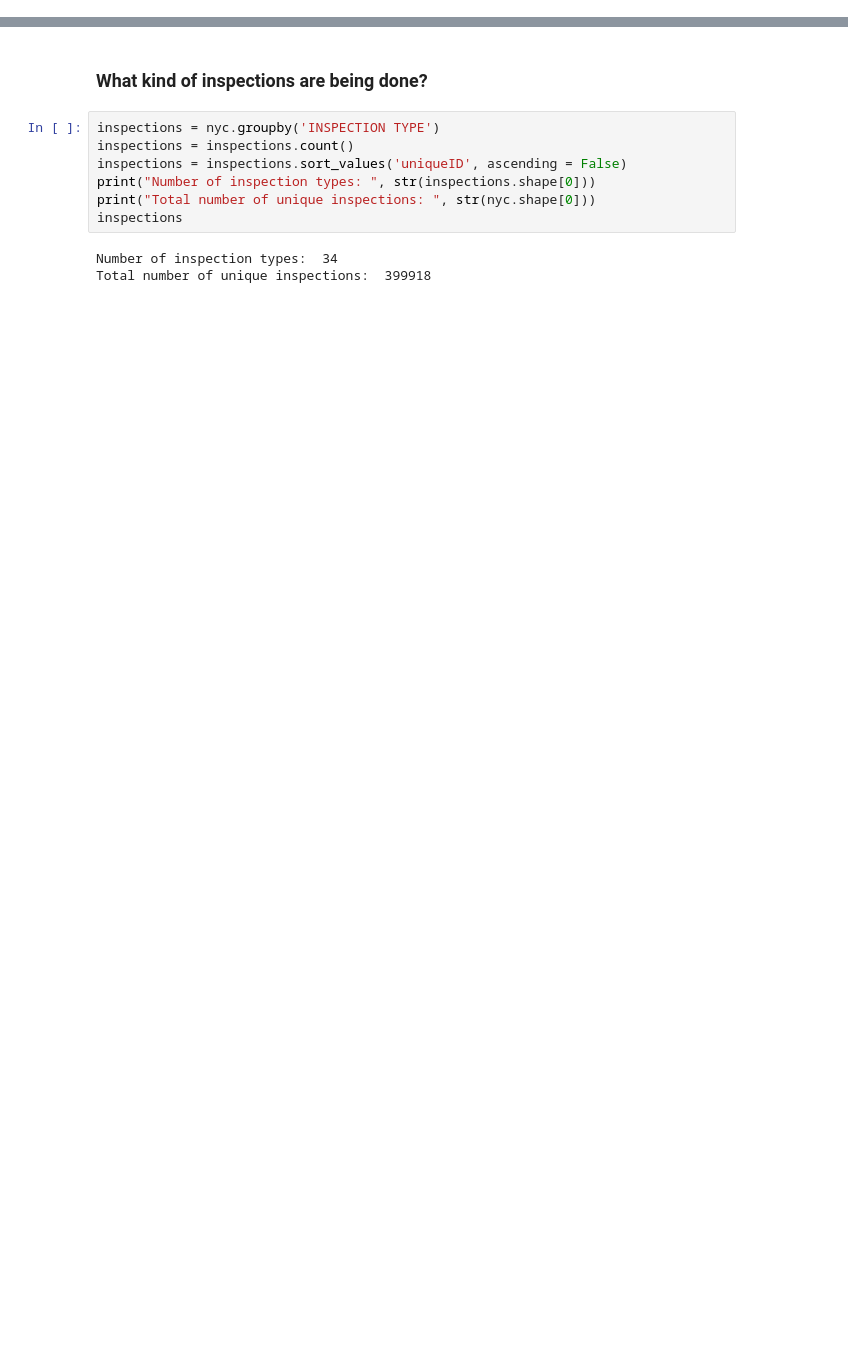
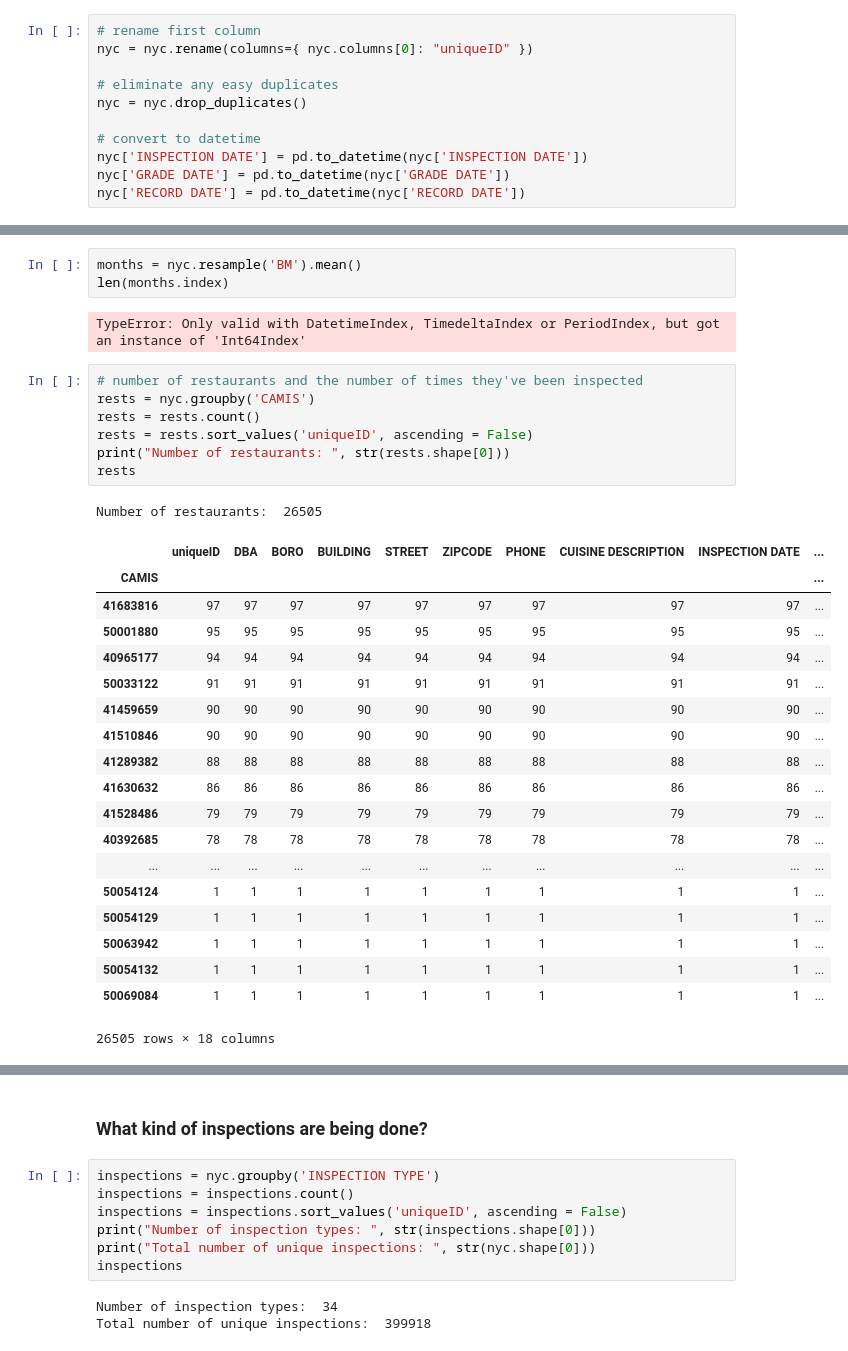
Before and after one commit to mishoptera/nyc_restaurants, a Jupyter notebook: eda_dataset.ipynb, the cells around one changed output, grey strips where cells are left out. Cells and saved outputs as stored; diff of their text form; blank space fills up the shorter version.

Commit message:
converting datetimet

```diff
--- a/eda_dataset.ipynb
+++ b/eda_dataset.ipynb
@@ -32,3 +43,14 @@ nyc = nyc.drop_duplicates()
+# %%
+# rename first column
+nyc = nyc.rename(columns={ nyc.columns[0]: "uniqueID" })
+
+# eliminate any easy duplicates
+nyc = nyc.drop_duplicates()
+
+# convert to datetime
+nyc['INSPECTION DATE'] = pd.to_datetime(nyc['INSPECTION DATE'])
+nyc['GRADE DATE'] = pd.to_datetime(nyc['GRADE DATE'])
+nyc['RECORD DATE'] = pd.to_datetime(nyc['RECORD DATE'])
 # %%
 # See first 10 entries
 nyc.head()
@@ -60 +82,34 @@ dtypes: float64(2), int64(2), object(15)
 memory usage: 61.0+ MB
+# %%
+months = nyc.resample('BM').mean()
+len(months.index)
+# %% [output]
+TypeError: Only valid with DatetimeIndex, TimedeltaIndex or PeriodIndex, but got an instance of 'Int64Index'
+# %%
+# number of restaurants and the number of times they've been inspected
+rests = nyc.groupby('CAMIS')
+rests = rests.count()
+rests = rests.sort_values('uniqueID', ascending = False)
+print("Number of restaurants: ", str(rests.shape[0]))
+rests
+# %% [output]
+Number of restaurants:  26505
+|  | uniqueID | DBA | BORO | BUILDING | STREET | ZIPCODE | PHONE | CUISINE DESCRIPTION | INSPECTION DATE | ... |
+| CAMIS |  |  |  |  |  |  |  |  |  | ... |
+| 41683816 | 97 | 97 | 97 | 97 | 97 | 97 | 97 | 97 | 97 | ... |
+| 50001880 | 95 | 95 | 95 | 95 | 95 | 95 | 95 | 95 | 95 | ... |
+| 40965177 | 94 | 94 | 94 | 94 | 94 | 94 | 94 | 94 | 94 | ... |
+| 50033122 | 91 | 91 | 91 | 91 | 91 | 91 | 91 | 91 | 91 | ... |
+| 41459659 | 90 | 90 | 90 | 90 | 90 | 90 | 90 | 90 | 90 | ... |
+| 41510846 | 90 | 90 | 90 | 90 | 90 | 90 | 90 | 90 | 90 | ... |
+| 41289382 | 88 | 88 | 88 | 88 | 88 | 88 | 88 | 88 | 88 | ... |
+| 41630632 | 86 | 86 | 86 | 86 | 86 | 86 | 86 | 86 | 86 | ... |
+| 41528486 | 79 | 79 | 79 | 79 | 79 | 79 | 79 | 79 | 79 | ... |
+| 40392685 | 78 | 78 | 78 | 78 | 78 | 78 | 78 | 78 | 78 | ... |
+| ... | ... | ... | ... | ... | ... | ... | ... | ... | ... | ... |
+| 50054124 | 1 | 1 | 1 | 1 | 1 | 1 | 1 | 1 | 1 | ... |
+| 50054129 | 1 | 1 | 1 | 1 | 1 | 1 | 1 | 1 | 1 | ... |
+| 50063942 | 1 | 1 | 1 | 1 | 1 | 1 | 1 | 1 | 1 | ... |
+| 50054132 | 1 | 1 | 1 | 1 | 1 | 1 | 1 | 1 | 1 | ... |
+| 50069084 | 1 | 1 | 1 | 1 | 1 | 1 | 1 | 1 | 1 | ... |
+26505 rows × 18 columns
```
Also changed, not shown: parts of 17 cells of this notebook.
